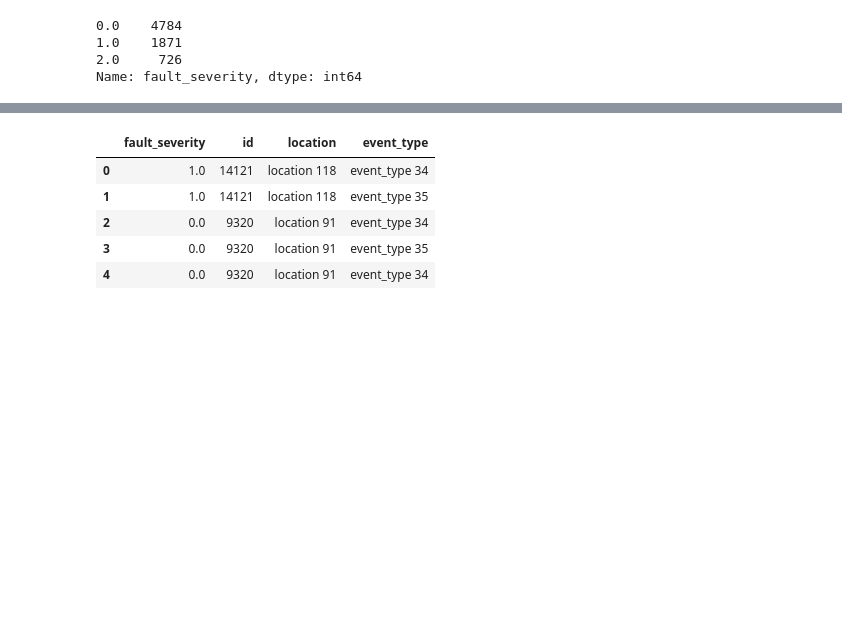
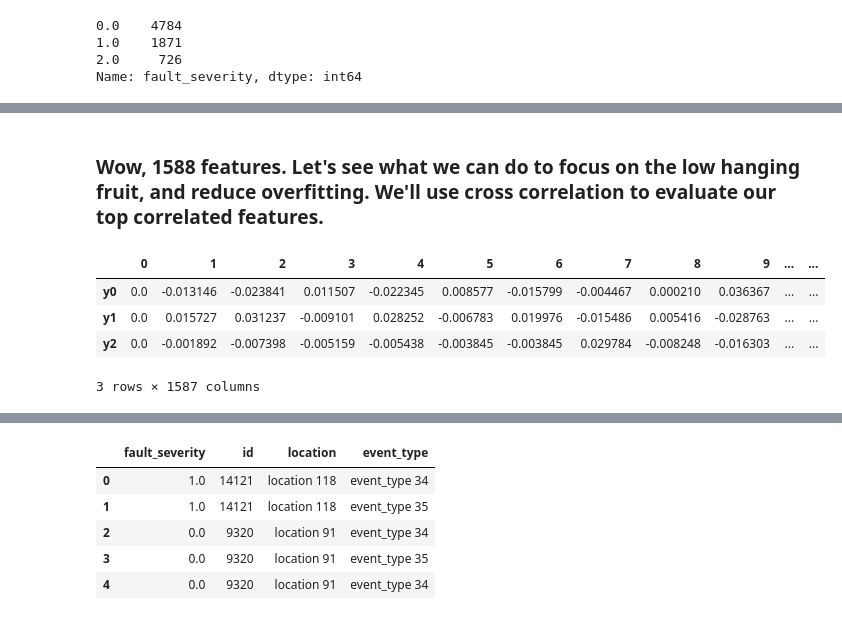
Before and after one commit to noguano/dsi_capstone, a Jupyter notebook: DSI US -5 ATX Capstone.ipynb, the cells around one changed output, grey strips where cells are left out. Drawn from its saved outputs; the diff is of its cells as text; code cells hidden in the pictures; blank space fills up the shorter version.

```diff
--- a/DSI US -5 ATX Capstone.ipynb
+++ b/DSI US -5 ATX Capstone.ipynb
@@ -158,0 +264,18 @@ Name: fault_severity, dtype: int64
+# %% [markdown]
+### Wow, 1588 features. Let's see what we can do to focus on the low hanging fruit, and reduce overfitting. We'll use cross correlation to evaluate our top correlated features.
+# %%
+# Create the Pearson cross correlation matrix
+features_norm = (features - features.mean()) / (features.max() - features.min())
+cross_corr = features_norm[:num_train_data].drop(['id'],axis=1)
+cross_corr['y0'] = y[:,0]
+cross_corr['y1'] = y[:,1]
+cross_corr['y2'] = y[:,2]
+cross_corr = cross_corr.corr().fillna(0)
+cross_corr = cross_corr[['y0', 'y1', 'y2']].drop(['y0', 'y1', 'y2'])
+cross_corr.transpose()
+# %% [output]
+|  | 0 | 1 | 2 | 3 | 4 | 5 | 6 | 7 | 8 | 9 | ... | ... |
+| y0 | 0.0 | -0.013146 | -0.023841 | 0.011507 | -0.022345 | 0.008577 | -0.015799 | -0.004467 | 0.000210 | 0.036367 | ... | ... |
+| y1 | 0.0 | 0.015727 | 0.031237 | -0.009101 | 0.028252 | -0.006783 | 0.019976 | -0.015486 | 0.005416 | -0.028763 | ... | ... |
+| y2 | 0.0 | -0.001892 | -0.007398 | -0.005159 | -0.005438 | -0.003845 | -0.003845 | 0.029784 | -0.008248 | -0.016303 | ... | ... |
+3 rows × 1587 columns
```
Also changed, not shown: parts of 33 cells of this notebook, 1 other file.
